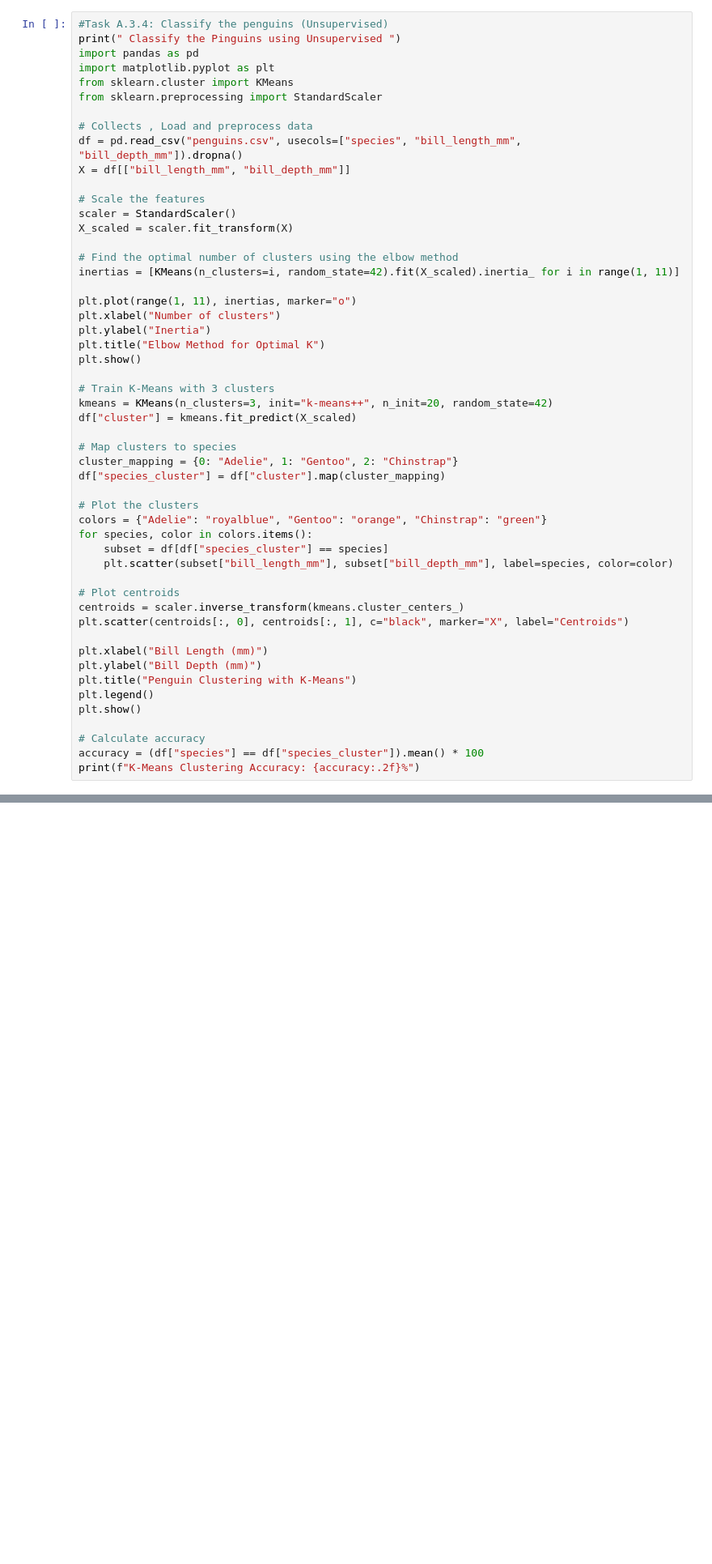
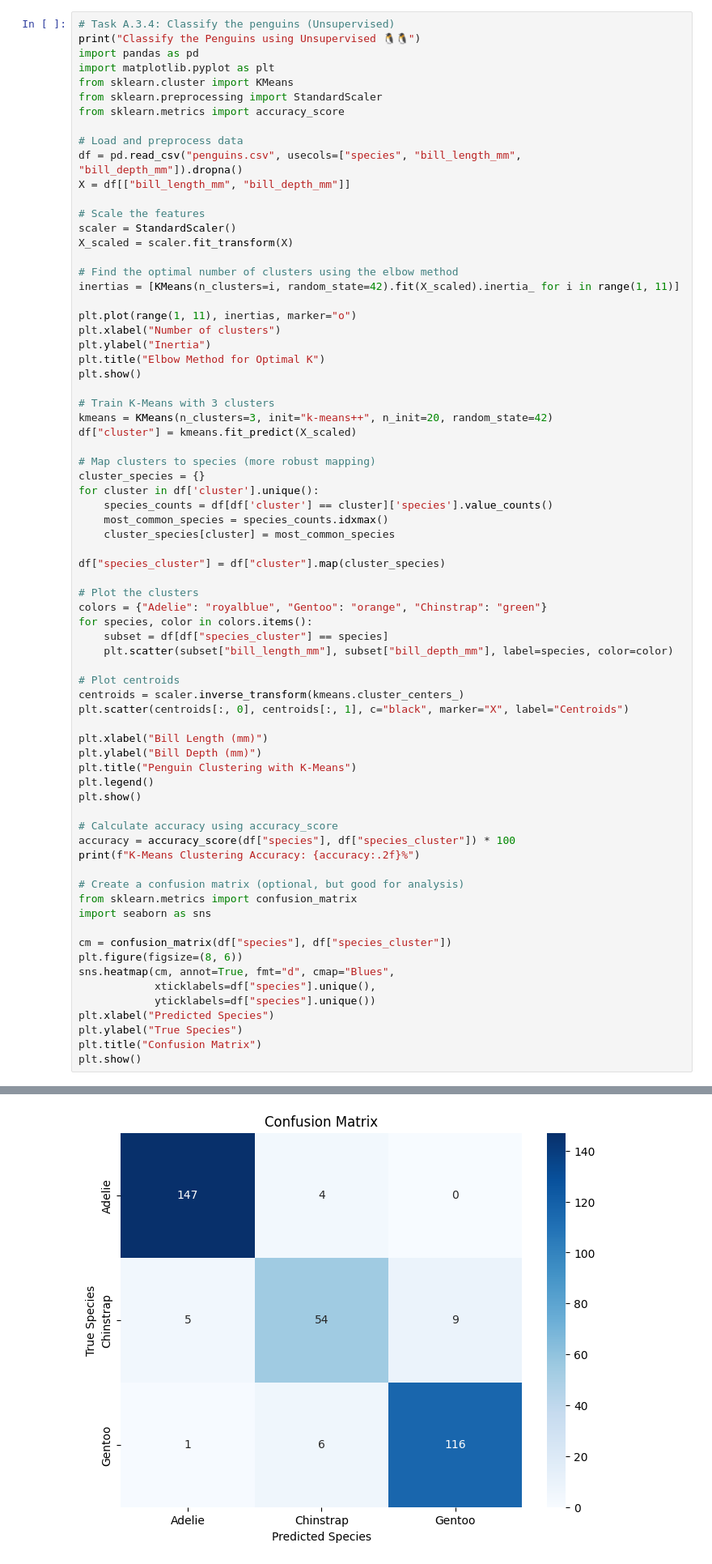
Before and after one commit to ifymifan/IOT-AI, a Jupyter notebook: Lab3.ipynb, the cells around one changed output, grey strips where cells are left out. Shown at 81% size. Saved outputs shown, nothing was run; the diff lists cells and outputs as text; blank space fills up the shorter version.

```diff
--- a/Lab3.ipynb
+++ b/Lab3.ipynb
@@ -144,14 +144,15 @@ Predict the Rain Using MSE vs Epochs
 [figure]
 [figure]
 # %%
-#Task A.3.4: Classify the penguins (Unsupervised)
-print(" Classify the Pinguins using Unsupervised ")
+# Task A.3.4: Classify the penguins (Unsupervised)
+print("Classify the Penguins using Unsupervised 🐧🐧")
 import pandas as pd
 import matplotlib.pyplot as plt
 from sklearn.cluster import KMeans
 from sklearn.preprocessing import StandardScaler
+from sklearn.metrics import accuracy_score
 
-# Collects , Load and preprocess data
+# Load and preprocess data
 df = pd.read_csv("penguins.csv", usecols=["species", "bill_length_mm", "bill_depth_mm"]).dropna()
 X = df[["bill_length_mm", "bill_depth_mm"]]
 
@@ -172,9 +173,14 @@ plt.show()
 kmeans = KMeans(n_clusters=3, init="k-means++", n_init=20, random_state=42)
 df["cluster"] = kmeans.fit_predict(X_scaled)
 
-# Map clusters to species
-cluster_mapping = {0: "Adelie", 1: "Gentoo", 2: "Chinstrap"}
-df["species_cluster"] = df["cluster"].map(cluster_mapping)
+# Map clusters to species (more robust mapping)
+cluster_species = {}
+for cluster in df['cluster'].unique():
+    species_counts = df[df['cluster'] == cluster]['species'].value_counts()
+    most_common_species = species_counts.idxmax()
+    cluster_species[cluster] = most_common_species
+
+df["species_cluster"] = df["cluster"].map(cluster_species)
 
 # Plot the clusters
 colors = {"Adelie": "royalblue", "Gentoo": "orange", "Chinstrap": "green"}
@@ -192,7 +198,21 @@ plt.title("Penguin Clustering with K-Means")
 plt.legend()
 plt.show()
 
-# Calculate accuracy
-accuracy = (df["species"] == df["species_cluster"]).mean() * 100
+# Calculate accuracy using accuracy_score
+accuracy = accuracy_score(df["species"], df["species_cluster"]) * 100
 print(f"K-Means Clustering Accuracy: {accuracy:.2f}%")
+
+# Create a confusion matrix (optional, but good for analysis)
+from sklearn.metrics import confusion_matrix
+import seaborn as sns
+
+cm = confusion_matrix(df["species"], df["species_cluster"])
+plt.figure(figsize=(8, 6))
+sns.heatmap(cm, annot=True, fmt="d", cmap="Blues",
+            xticklabels=df["species"].unique(),
+            yticklabels=df["species"].unique())
+plt.xlabel("Predicted Species")
+plt.ylabel("True Species")
+plt.title("Confusion Matrix")
+plt.show()
 # %% [output]
@@ -200,5 +220,6 @@ print(f"K-Means Clustering Accuracy: {accuracy:.2f}%")
 [figure]
 [figure]
 K-Means Clustering Accuracy: 92.69%
+[figure, added]
 # %%
 # Install Packages if needed
```
Also changed, not shown: parts of 4 cells of this notebook.
